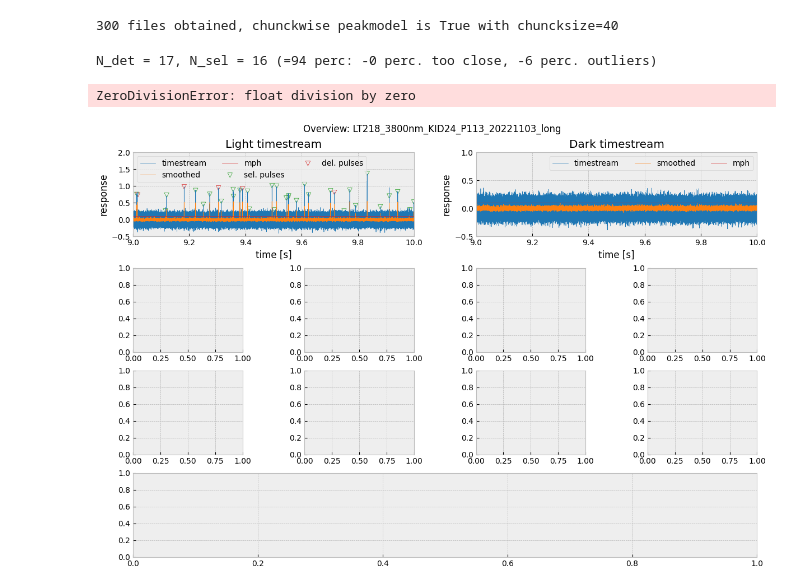
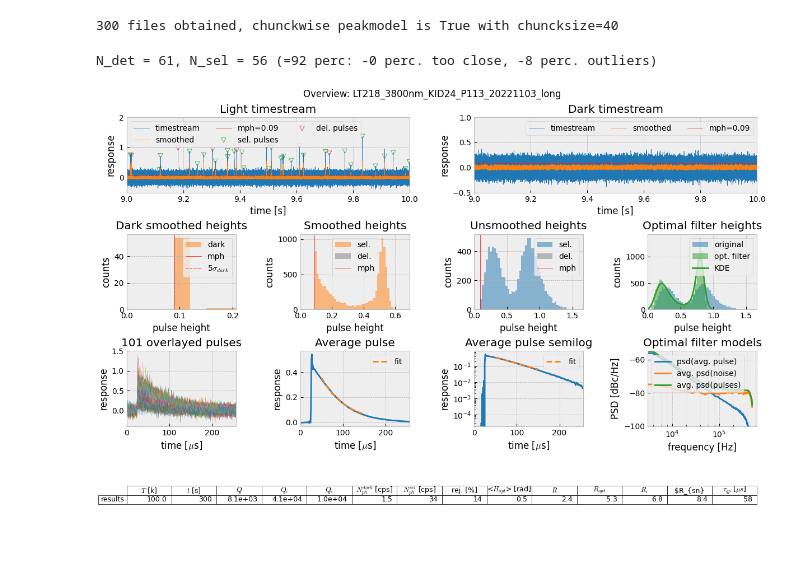
Before and after one commit to wilbertras/python-pulse-analysis, a Jupyter notebook: Data analysis scripts/LT218_38um.ipynb, the cells around one changed output. Drawn from its saved outputs; the diff is of its cells as text; code cells hidden in the pictures.

Commit message:
big changes, 5std, plotting fonts and max chunck

```diff
--- a/Data analysis scripts/LT218_38um.ipynb
+++ b/Data analysis scripts/LT218_38um.ipynb
@@ -96,22 +93,21 @@ LT218_KID24_P113 = MKID(LT, wavelength, light_dir, dark_dir, kid_nr, pread, comm
 300 files obtained, chunckwise peakmodel is True with chuncksize=40
 # %%
 mkid = LT218_KID24_P113      # choose the object you want to analyze
-psc = 0.1
-nsc = 0.1
-settings = {'sf':1e6,'coord':'smith','response':'X','pw':256,'sw':50,'window':'box','ssf':1,'buffer':0.125,'mph':psc,'mpp':psc,'noise_mph':nsc,'noise_mpp':nsc,
-            'nr_noise_segments':100,'binsize':0.03,'H_range':(.10, .3),'fit_T':[50, 150],'max_bw':10000,'tlim':[9, 10],'filter_std':5,'rise_offset':0.1}
+psc = None
+settings = {'sf':1e6,'coord':'smith','response':'X','pw':256,'sw':50,'window':'box','ssf':1,'buffer':0.125,'mph':psc,'mpp':psc,
+            'nr_noise_segments':100,'binsize':0.03,'H_range':None,'fit_T':[50, 150],'max_bw':10000,'tlim':[9, 10],'filter_std':5,'rise_offset':0.1}
 # %%
 # the mkid.initiate attribute is for quickly checking how the pulse selection and alignment is going. It will only analyze one chunck of binfiles that was set by the initiation of the object.
 mkid.initiate(settings,f,binsize=0.05,dpulse=100,plot_pulse=None, below=.1)
 # %%
 mkid = LT218_KID24_P113      # choose the object you want to analyze
 mkid.name = 'LT%d_%dnm_KID%d_P%d_%s' % (LT, wavelength, kid_nr, pread, comment)
-settings['H_range'] = 0.10
+settings['H_range'] = None
+settings['binsize'] = 0.03
 mkid.overview(settings, f, redo_peak_model=False, save=False, figpath='../Results/')
 # %% [output]
-N_det = 17, N_sel = 16 (=94 perc: -0 perc. too close, -6 perc. outliers)
+N_det = 61, N_sel = 56 (=92 perc: -0 perc. too close, -8 perc. outliers)
-ZeroDivisionError: float division by zero
-[figure, old version]
+[figure, new version]
 # %%
 mkid = LT218_KID24_P113      # choose the object you want to analyze
 mkid.name = 'LT%d_%dnm_KID%d_P%d_%s_lower-dist' % (LT, wavelength, kid_nr, pread, comment)
```
Also changed, not shown: parts of 8 cells of this notebook, 8 other files.
